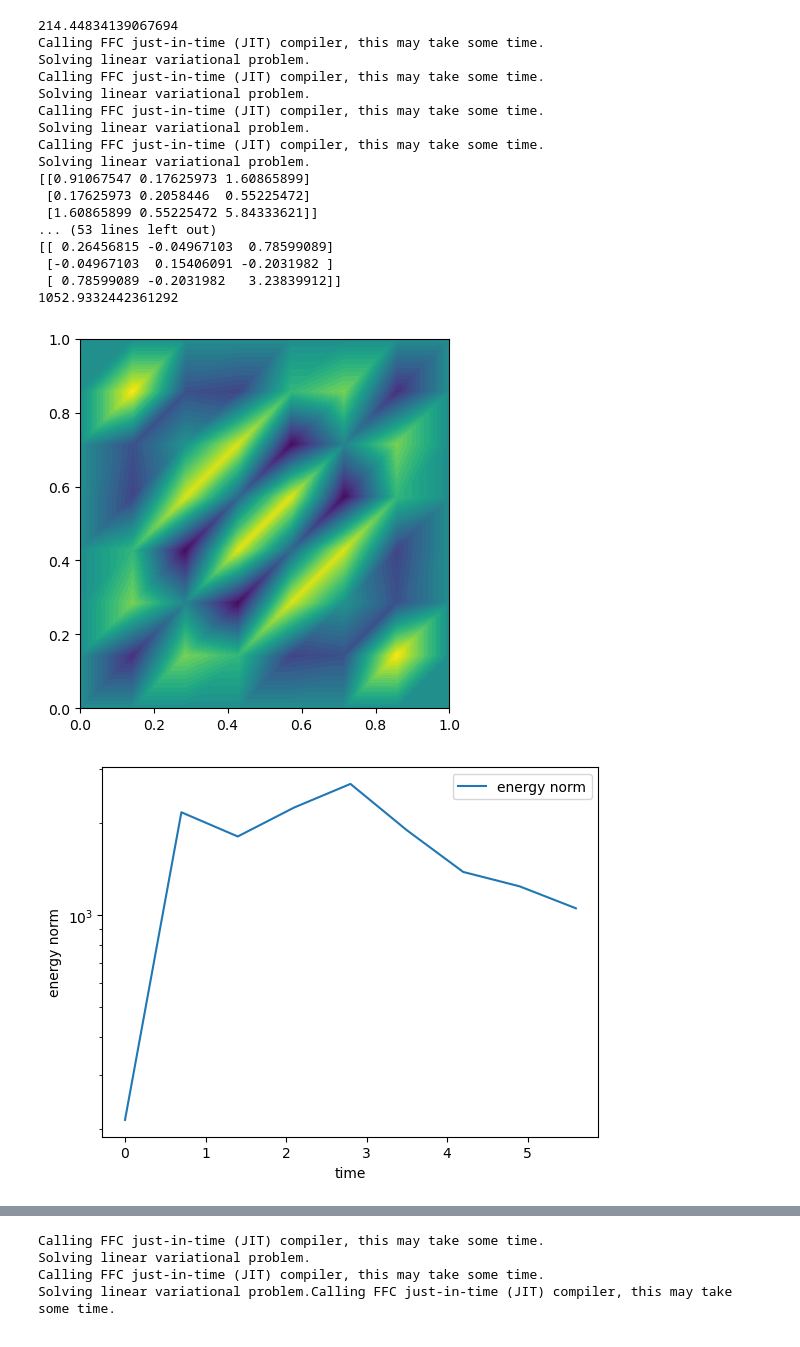
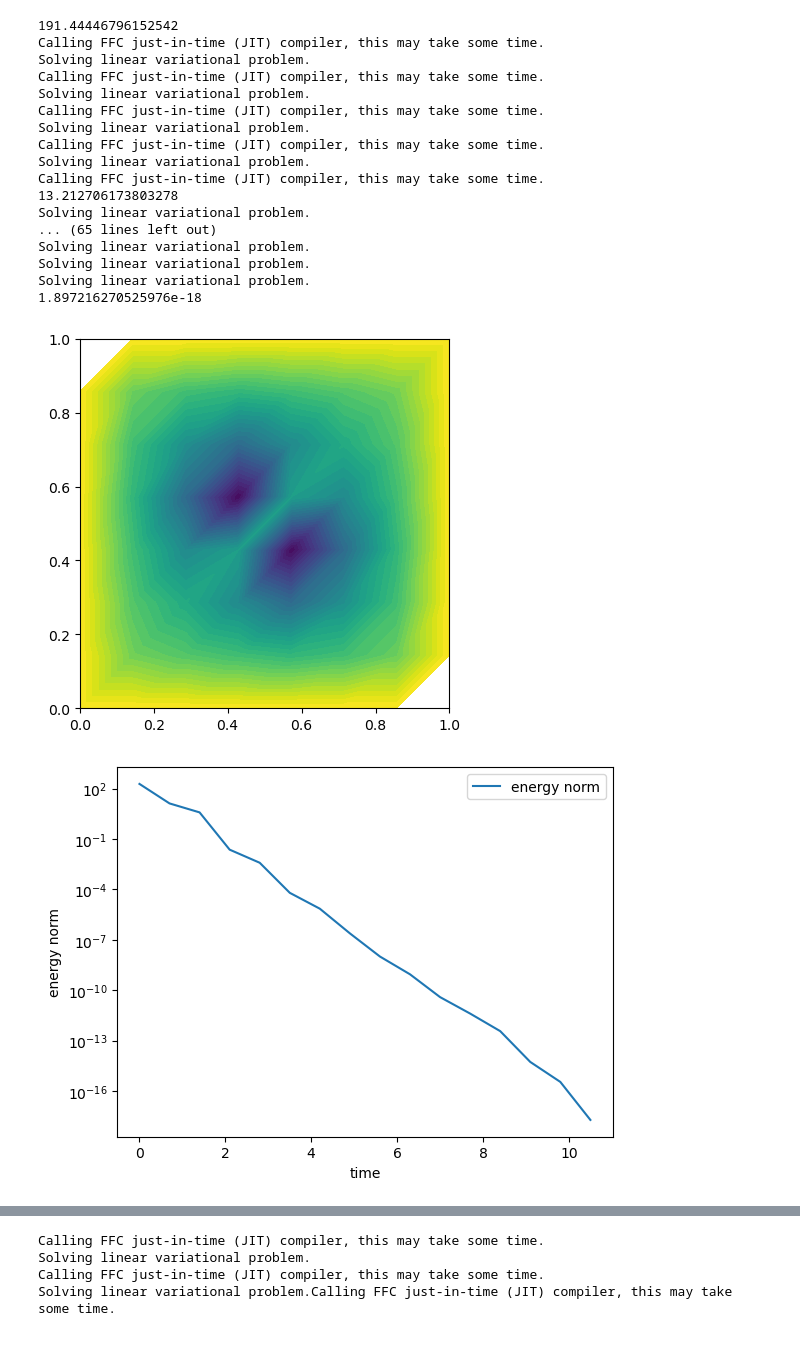
Before and after one commit to Naokikiki/Random_heat, a Jupyter notebook: random_heat/DLR.ipynb, the cells around one changed output, grey strips where cells are left out. Saved outputs shown, nothing was run; the diff lists cells and outputs as text; code cells hidden in the pictures.

Commit message:
explicit,semi-implicit

```diff
--- a/random_heat/DLR.ipynb
+++ b/random_heat/DLR.ipynb
@@ -72,7 +72,7 @@ class DLR:
         self.Y.append(Y_1)
         Y_2 = ksi_2
         self.Y.append(Y_2)
-        Y_3 = ksi_1 ** 2 - np.mean(ksi_1 ** 2)
+        Y_3 = ksi_1 ** 2 - 2/3
         self.Y.append(Y_3)
 
 
@@ -90,8 +90,8 @@ class DLR:
             self.a_sto.append(Expression(str_expr, degree=3, sampled=Constant(self.sampled[:,i])))
             str_expr += " + 0.3"
             self.a.append(Expression(str_expr, degree=3, sampled=Constant(self.sampled[:,i])))
-        for i in range(self.sample_size):
-            self.a[i] = interpolate(self.a[i],self.V)
+        # for i in range(self.sample_size):
+        #     self.a[i] = interpolate(self.a[i],self.V)
 
 
         ##for plot
@@ -112,19 +112,17 @@ class DLR:
 
     ## subfunctions for calculating dinamics
 
-    # for explicit　 + semi-implicit
-
     def E_a_grad_u(self,a):
-        ans = self.a[0]* grad(self.mean_n + self.U_n[0] * self.Y[0][0] + self.U_n[1] * self.Y[1][0] + self.U_n[2] * self.Y[2][0])
+        ans = a[0]* grad(self.mean_n + self.U_n[0] * self.Y[0][0] + self.U_n[1] * self.Y[1][0] + self.U_n[2] * self.Y[2][0])
         for i in range(1,self.sample_size):
-            ans += (self.a[i]* grad(self.mean_n + self.U_n[0] * self.Y[0][i] + self.U_n[1] * self.Y[1][i] + self.U_n[2] * self.Y[2][i]))
+            ans += (a[i]* grad(self.mean_n + self.U_n[0] * self.Y[0][i] + self.U_n[1] * self.Y[1][i] + self.U_n[2] * self.Y[2][i]))
         ans /= self.sample_size
         return ans
 
     def E_a_grad_u_Y(self,a,Y):
-        ans = (self.a[0]* grad(self.mean_n + self.U_n[0] * self.Y[0][0] + self.U_n[1] * self.Y[1][0] + self.U_n[2] * self.Y[2][0])) * Y[0]
+        ans = (a[0]* grad(self.mean_n + self.U_n[0] * self.Y[0][0] + self.U_n[1] * self.Y[1][0] + self.U_n[2] * self.Y[2][0])) * Y[0]
         for i in range(1,self.sample_size):
-            ans += (self.a[i]* grad(self.mean_n + self.U_n[0] * self.Y[0][i] + self.U_n[1] * self.Y[1][i] + self.U_n[2] * self.Y[2][i])) *Y[i]
+            ans += (a[i]* grad(self.mean_n + self.U_n[0] * self.Y[0][i] + self.U_n[1] * self.Y[1][i] + self.U_n[2] * self.Y[2][i])) *Y[i]
         ans /= self.sample_size
         return ans
 
@@ -146,13 +144,13 @@ class DLR:
             u.append(self.mean + self.U[0] * Constant(self.Y[0][i]) + self.U[1] * Constant(self.Y[1][i]) + self.U[2] * Constant(self.Y[2][i]))
         for i in range(self.R):
             for j in range(self.sample_size):
-                ans[i][j] = assemble(self.a[j] * dot(grad(u[j]),grad(self.U[i])) * dx)
+                ans[i][j] = assemble(a[j] * dot(grad(u[j]),grad(self.U[i])) * dx)
         row_means = np.mean(ans, axis=1)
         ans -= row_means[:, np.newaxis]
 
         return ans
 
-    # for semi_implicit
+
     def dt_a0_grad_U_grad_U(self):
         ans = np.zeros((self.R,self.R))
         for i in range(self.R):
@@ -244,7 +242,7 @@ class DLR:
             self.U_n[1].assign(self.U[1])
             self.U_n[2].assign(self.U[2])
 
-            if count % 100 == 0:
+            if count % 1 == 0:
                 self.timelist.append(t)
                 energy = self.energynorm()
                 self.energylist.append(energy)
@@ -302,7 +300,7 @@ class DLR:
 
             # print(self.matrix + self.dt_a0_grad_U_grad_U())
             # print(self.matrix)
-            print(np.linalg.inv(self.matrix + self.dt_a0_grad_U_grad_U()))
+            # print(np.linalg.inv(self.matrix + self.dt_a0_grad_U_grad_U()))
             # print(np.linalg.inv(self.matrix))
 
             # reorthogonalize
@@ -358,27 +356,27 @@ class DLR:
         plt.show()
 # %%
 random_heat = DLR(dt = 0.7,n = 7,M = 10)
-random_heat.semi_implicit_simulate(end = 5)
+random_heat.semi_implicit_simulate(end = 10)
 # %% [output]
-214.44834139067694
+191.44446796152542
 Calling FFC just-in-time (JIT) compiler, this may take some time.
 Solving linear variational problem.
 Calling FFC just-in-time (JIT) compiler, this may take some time.
 Solving linear variational problem.
 Calling FFC just-in-time (JIT) compiler, this may take some time.
 Solving linear variational problem.
 Calling FFC just-in-time (JIT) compiler, this may take some time.
 Solving linear variational problem.
-[[0.91067547 0.17625973 1.60865899]
- [0.17625973 0.2058446  0.55225472]
- [1.60865899 0.55225472 5.84333621]]
-... (53 lines left out)
-[[ 0.26456815 -0.04967103  0.78599089]
- [-0.04967103  0.15406091 -0.2031982 ]
- [ 0.78599089 -0.2031982   3.23839912]]
-1052.9332442361292
+Calling FFC just-in-time (JIT) compiler, this may take some time.
+13.212706173803278
+Solving linear variational problem.
+... (65 lines left out)
+Solving linear variational problem.
+Solving linear variational problem.
+Solving linear variational problem.
+1.897216270525976e-18
-[figure, old version]
+[figure, new version]
-[figure, old version]
+[figure, new version]
 # %%
 random_heat = DLR(dt = 0.0017,n = 14,M = 10)
 random_heat.explicit_simulate()
```
Also changed, not shown: parts of 1 cell of this notebook.
